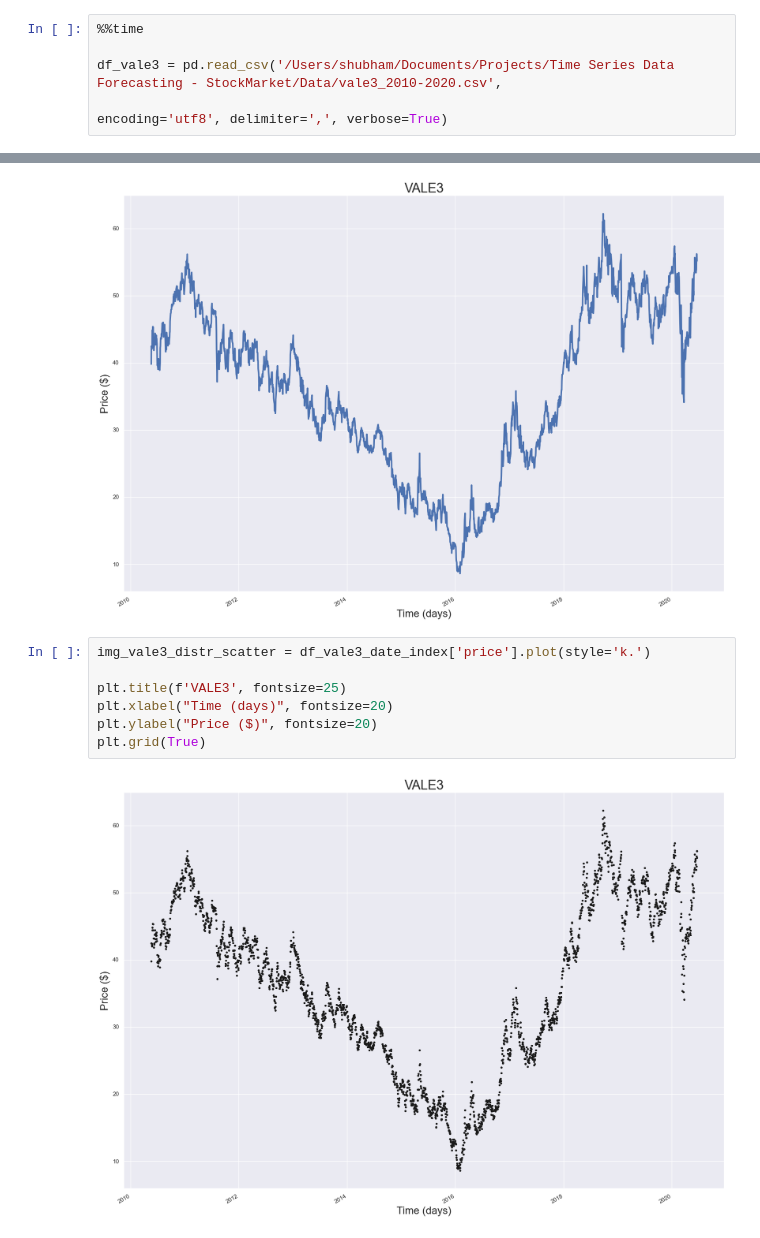
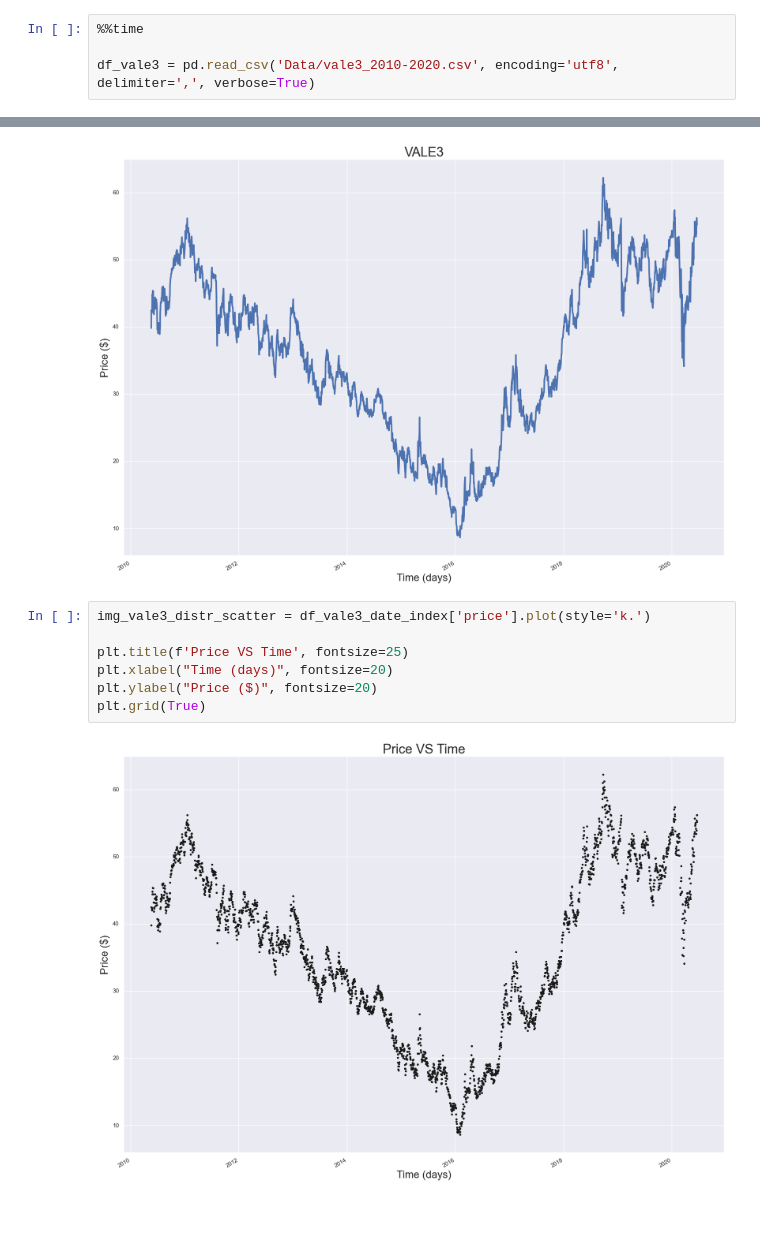
Before and after one commit to shubham8all/Time-Series-Data-Forecasting---StockMarket, a Jupyter notebook: notebooks/Preprocessing and Data Exploration.ipynb, the cells around one changed output, grey strips where cells are left out. Saved outputs shown, nothing was run; the diff lists cells and outputs as text.

Commit message:
Data Preprocessing

```diff
--- a/notebooks/Preprocessing and Data Exploration.ipynb
+++ b/notebooks/Preprocessing and Data Exploration.ipynb
@@ -177,6 +177,5 @@ sns.set(style='darkgrid', palette='deep')
 # %%
 %%time
 
-df_vale3 = pd.read_csv('/Users/shubham/Documents/Projects/Time Series Data Forecasting - StockMarket/Data/vale3_2010-2020.csv',
-                                                                                    encoding='utf8', delimiter=',', verbose=True)
+df_vale3 = pd.read_csv('Data/vale3_2010-2020.csv', encoding='utf8', delimiter=',', verbose=True)
 # %% [output]
@@ -396,9 +402,9 @@ plt.grid(True)
 # %%
 img_vale3_distr_scatter = df_vale3_date_index['price'].plot(style='k.')
 
-plt.title(f'VALE3', fontsize=25)
+plt.title(f'Price VS Time', fontsize=25)
 plt.xlabel("Time (days)", fontsize=20)
 plt.ylabel("Price ($)", fontsize=20)
 plt.grid(True)
 # %% [output]
-[figure, old version]
+[figure, new version]
```
Also changed, not shown: parts of 38 cells of this notebook, 1 other file.
